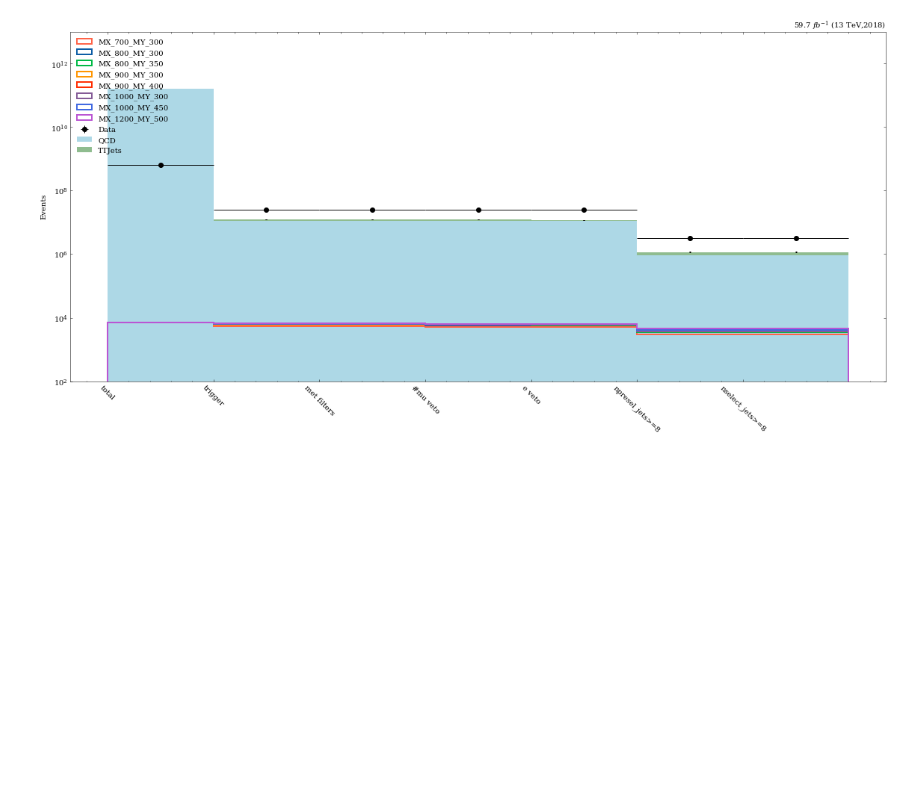
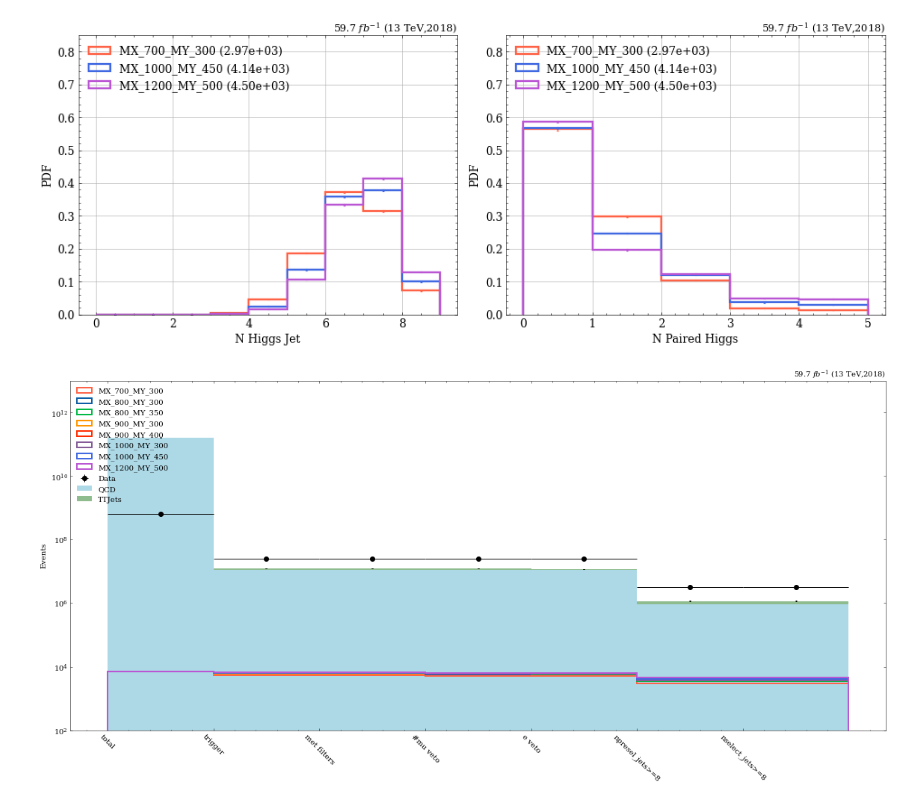
Before and after one commit to ekoenig4/analysis, a Jupyter notebook: jupyter/eightb/analysis/t8btag_minmass/test_benchmark.ipynb, the cells around one changed output. Cells and saved outputs as stored; diff of their text form; code cells hidden in the pictures; blank space fills up the shorter version.

```diff
--- a/jupyter/eightb/analysis/t8btag_minmass/test_benchmark.ipynb
+++ b/jupyter/eightb/analysis/t8btag_minmass/test_benchmark.ipynb
@@ -31,13 +31,25 @@ module = fc.eightb.preselection.t8btag_minmass
 dout = 't8btag_minmass'
 # %%
 # signal = ObjIter([])
-signal = ObjIter([ Tree(f, report=False) for f in tqdm(module.full_signal_list) ])
+signal = ObjIter([ Tree(f, report=False, altfile='t8btag_minmass_{base}') for f in tqdm(module.signal_list) ])
+# signal = ObjIter([ Tree(f, report=False, altfile='t8btag_minmass_{base}') for f in tqdm(module.full_signal_list) ])
 
-# bkg = ObjIter([])
-bkg = ObjIter([ Tree(module.Run2_UL18.QCD_B_List), Tree(module.Run2_UL18.TTJets)])
+bkg = ObjIter([])
+# bkg = ObjIter([ Tree(module.Run2_UL18.QCD_B_List, altfile='t8btag_minmass_{base}'), Tree(module.Run2_UL18.TTJets, altfile='t8btag_minmass_{base}')])
 
-# data = ObjIter([])
-data = ObjIter([ Tree(module.Run2_UL18.JetHT_Data_UL_List) ])
+data = ObjIter([])
+# data = ObjIter([ Tree(module.Run2_UL18.JetHT_Data_UL_List, altfile='t8btag_minmass_{base}') ])
+# %%
+study.quick(
+    signal,
+    legend=True,
+    varlist=['nfound_select','nfound_paired_h'],
+    xlabels=['N Higgs Jet','N Paired Higgs'],
+    efficiency=True, ylim=(0,0.85), grid=True,
+    saveas=f'{dout}/signal_n_reco'
+)
+# %% [output]
+[figure, added]
 # %%
 study.cutflow(
     signal+bkg+data,
```
Also changed, not shown: 7 other files.
